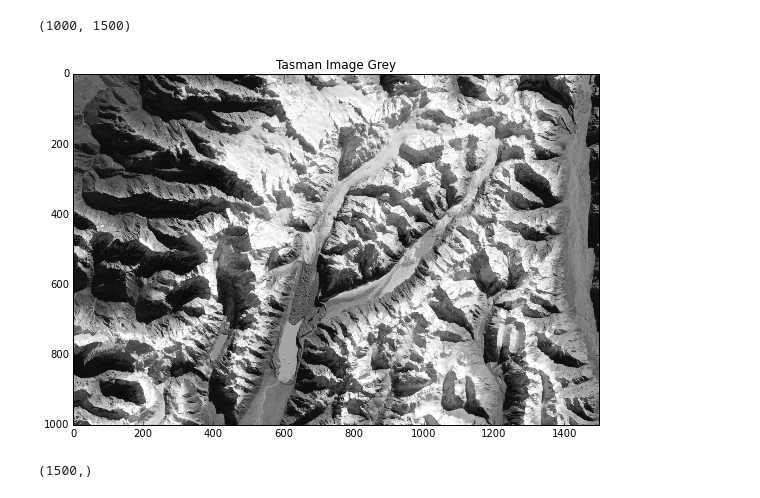
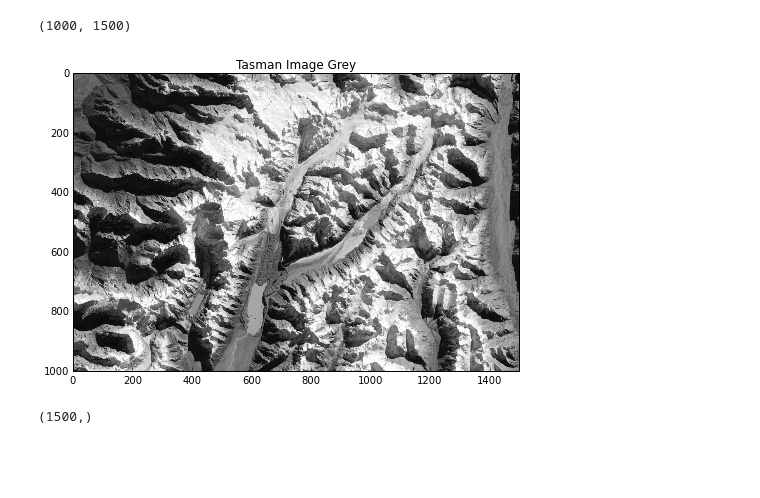
Before and after one commit to paulvija/Python-for-GIS-Mapping, a Jupyter notebook: Read Matlab Image.ipynb, the cells around one changed output. Drawn from its saved outputs; the diff is of its cells as text; code cells hidden in the pictures; blank space fills up the shorter version.

Commit message:
commented out mpld3 plugins

```diff
--- a/Read Matlab Image.ipynb
+++ b/Read Matlab Image.ipynb
@@ -48,14 +48,14 @@ print mat_array.shape
 # %%
 # Gray Image
 fig,ax = plt.subplots(figsize=(8,8))
 plt.imshow(mat_array, cmap = plt.get_cmap('gray'))
 ax.set_title('Tasman Image Grey')
-plugins.clear(fig)  # clear all plugins from the figure
-plugins.connect(fig, plugins.Reset(), plugins.Zoom(), plugins.MousePosition(fontsize=16, fmt='.4g'))
-plt.tight_layout()
+#plugins.clear(fig)  # clear all plugins from the figure
+#plugins.connect(fig, plugins.Reset(), plugins.Zoom(), plugins.MousePosition(fontsize=16, fmt='.4g'))
+#plt.tight_layout()
 plt.show()
 # %% [output]
-[figure, old version]
+[figure, new version]
 # %%
 mat_array[1,0:].shape # all the columns in row 2
 # %% [output]
```
Also changed, not shown: parts of 4 cells of this notebook.
